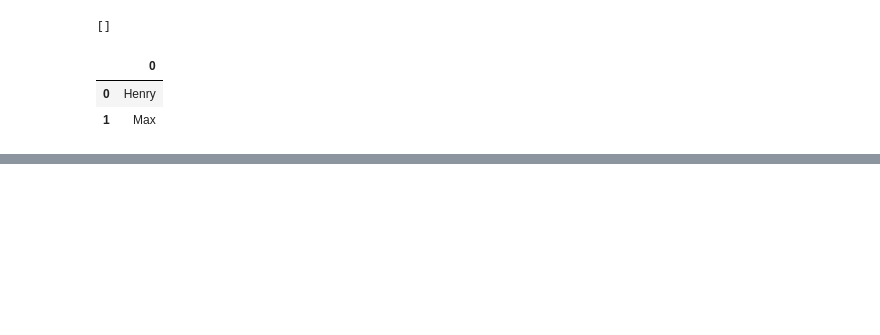
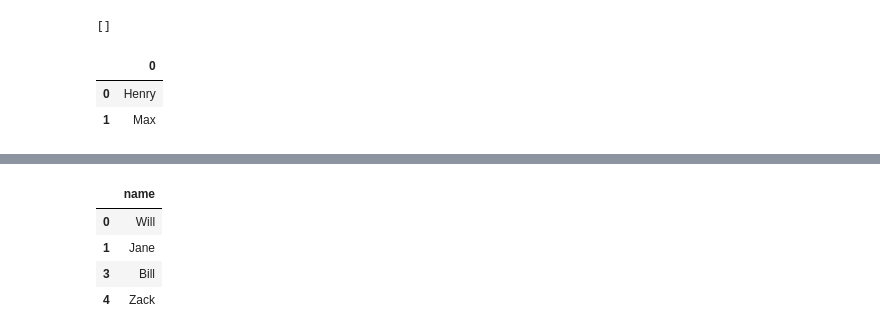
Before and after one commit to kz-codes/leetcode, a Jupyter notebook: database.ipynb, the cells around one changed output, grey strips where cells are left out. Cells and saved outputs as stored; diff of their text form; code cells hidden in the pictures; blank space fills up the shorter version.

```diff
--- a/database.ipynb
+++ b/database.ipynb
@@ -365,0 +549,15 @@ find_customers(customers,orders)
+# %%
+# pandas
+import pandas as pd
+
+
+def find_customer_referee(df: pd.DataFrame) -> pd.DataFrame:
+    return df[(df["referee_id"] != 2) | (df["referee_id"].isna())][["name"]]
+# %%
+find_customer_referee(customer)
+# %% [output]
+|  | name |
+| 0 | Will |
+| 1 | Jane |
+| 3 | Bill |
+| 4 | Zack |
```
Also changed, not shown: parts of 43 cells of this notebook, 1 other file.
